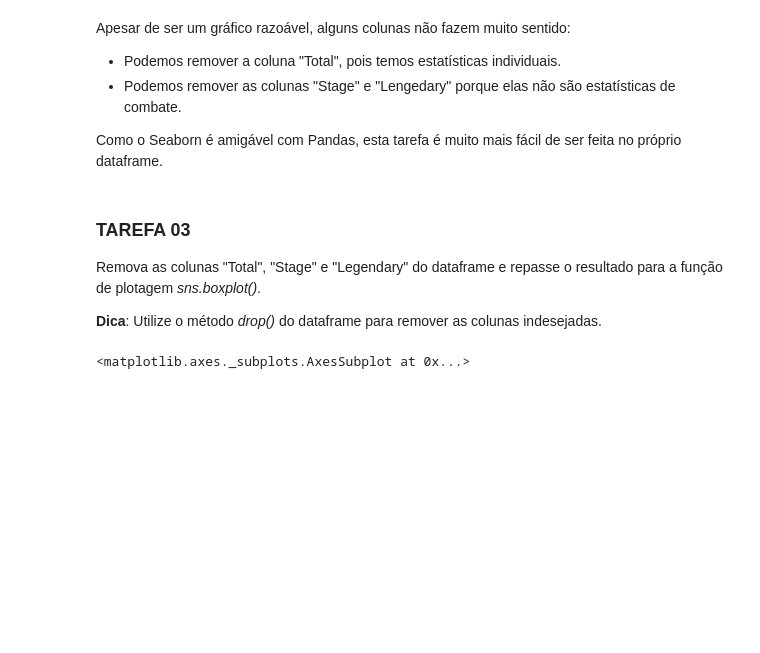
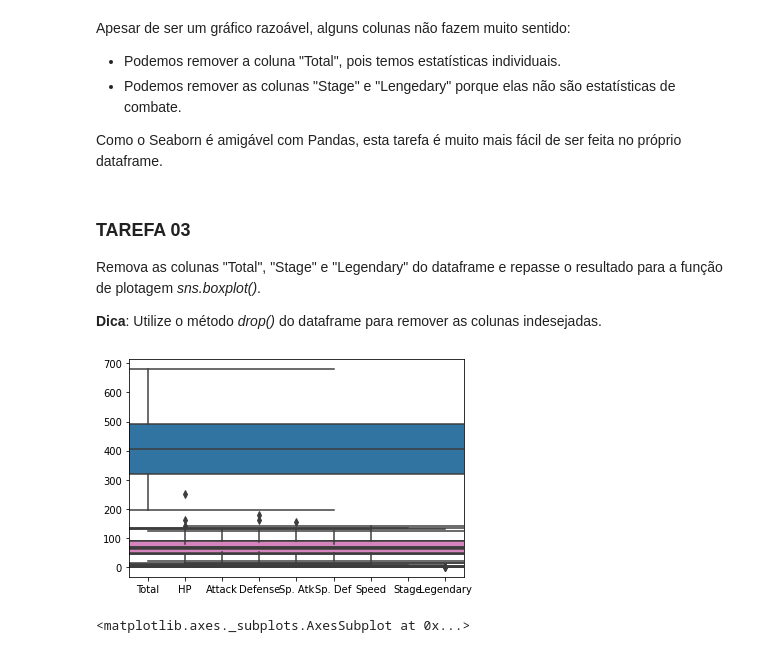
Before and after one commit to robsonbfreitas/visualizacao_exploratoria_exercicios, a Jupyter notebook: 02-exercicios-seaborn/visualizacao_com_seaborn.ipynb, the cells around one changed output. Cells and saved outputs as stored; diff of their text form; code cells hidden in the pictures; blank space fills up the shorter version.

```diff
--- a/02-exercicios-seaborn/visualizacao_com_seaborn.ipynb
+++ b/02-exercicios-seaborn/visualizacao_com_seaborn.ipynb
@@ -164,7 +164,11 @@ Remova as colunas "Total", "Stage" e "Legendary" do dataframe e repasse o result
 
 **Dica**: Utilize o método *drop()* do dataframe para remover as colunas indesejadas.
 # %%
-ax = sns.lmplot(x='Attack', y='Defense', data=df, fit_reg=False, hue='Stage')
+df.drop(columns = ['Total', 'Stage', 'Legendary'])
+#ax = sns.lmplot(x='Attack', y='Defense', data=df, fit_reg=False, hue='Stage')
+ax = sns.boxplot(data=df,  width=20.0)
+# %% [output]
+[figure, added]
 # %%
 # Resultado esperado (não modifique esta célula)
 # %% [output]
```
Also changed, not shown: parts of 1 cell of this notebook.
